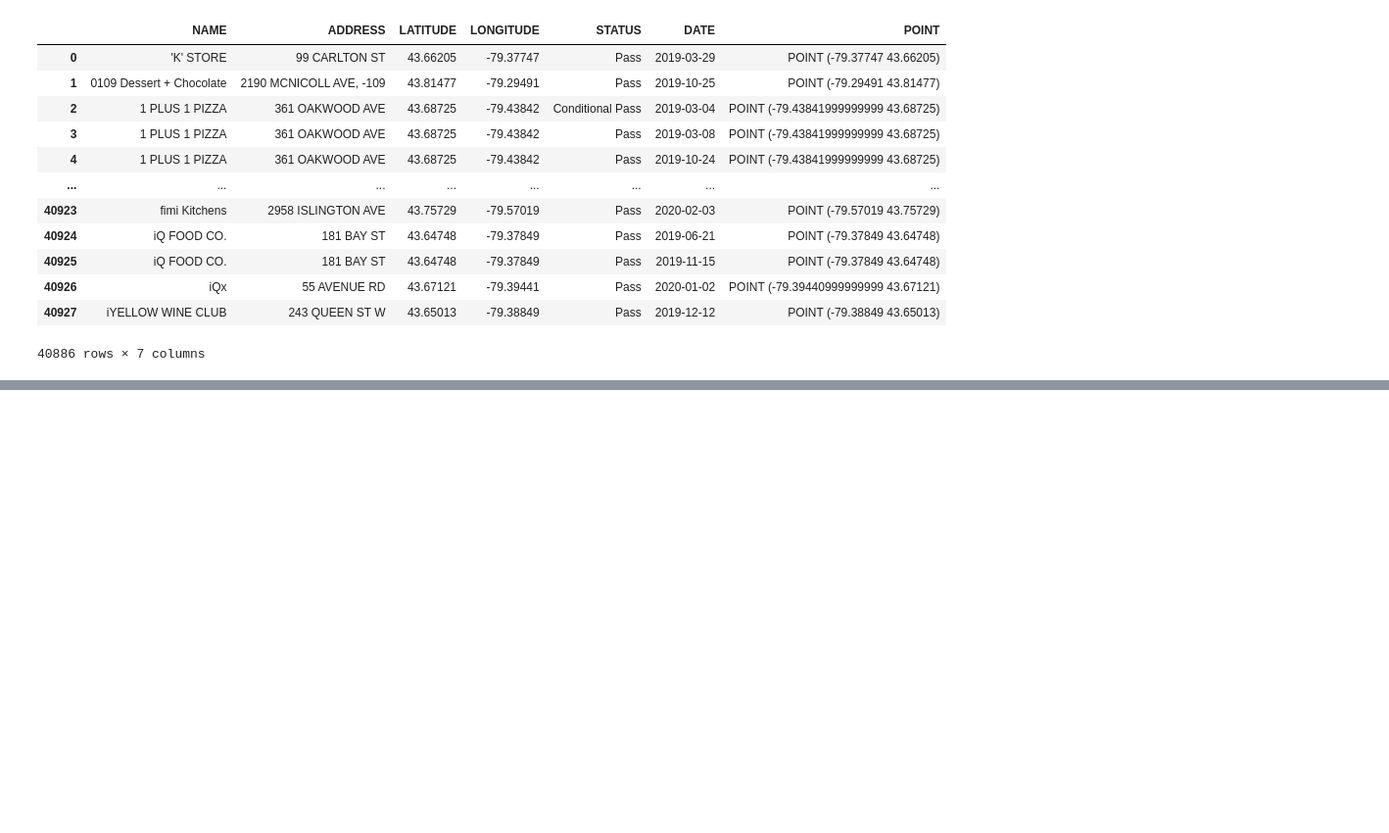
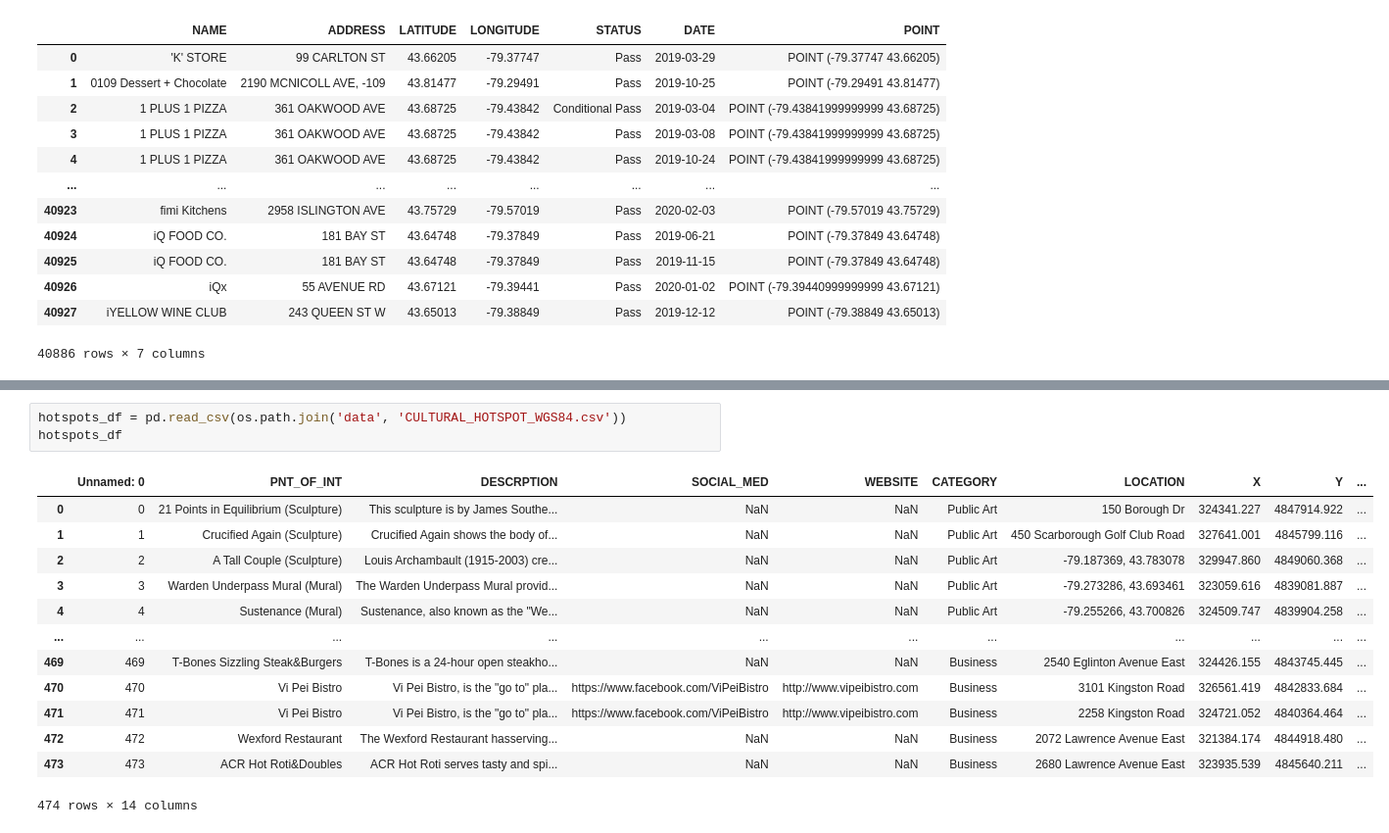
Before and after one commit to CSML1000-Winter2021-GroupA/dinesafe-analysis, a Jupyter notebook: notebook.ipynb, the cells around one changed output, grey strips where cells are left out. Shown: that part at 98% size. Cells and saved outputs as stored; diff of their text form; blank space fills up the shorter version.

```diff
--- a/notebook.ipynb
+++ b/notebook.ipynb
@@ -82,0 +85,17 @@ dinesafe_df
+# %%
+hotspots_df = pd.read_csv(os.path.join('data', 'CULTURAL_HOTSPOT_WGS84.csv'))
+hotspots_df
+# %% [output]
+|  | Unnamed: 0 | PNT_OF_INT | DESCRPTION | SOCIAL_MED | WEBSITE | CATEGORY | LOCATION | X | Y | ... |
+| 0 | 0 | 21 Points in Equilibrium (Sculpture) | This sculpture is by James Southe... | NaN | NaN | Public Art | 150 Borough Dr | 324341.227 | 4847914.922 | ... |
+| 1 | 1 | Crucified Again (Sculpture) | Crucified Again shows the body of... | NaN | NaN | Public Art | 450 Scarborough Golf Club Road | 327641.001 | 4845799.116 | ... |
+| 2 | 2 | A Tall Couple (Sculpture) | Louis Archambault (1915-2003) cre... | NaN | NaN | Public Art | -79.187369, 43.783078 | 329947.860 | 4849060.368 | ... |
+| 3 | 3 | Warden Underpass Mural (Mural) | The Warden Underpass Mural provid... | NaN | NaN | Public Art | -79.273286, 43.693461 | 323059.616 | 4839081.887 | ... |
+| 4 | 4 | Sustenance (Mural) | Sustenance, also known as the "We... | NaN | NaN | Public Art | -79.255266, 43.700826 | 324509.747 | 4839904.258 | ... |
+| ... | ... | ... | ... | ... | ... | ... | ... | ... | ... | ... |
+| 469 | 469 | T-Bones Sizzling Steak&Burgers | T-Bones is a 24-hour open steakho... | NaN | NaN | Business | 2540 Eglinton Avenue East | 324426.155 | 4843745.445 | ... |
+| 470 | 470 | Vi Pei Bistro | Vi Pei Bistro, is the "go to" pla... | https://www.facebook.com/ViPeiBistro | http://www.vipeibistro.com | Business | 3101 Kingston Road | 326561.419 | 4842833.684 | ... |
+| 471 | 471 | Vi Pei Bistro | Vi Pei Bistro, is the "go to" pla... | https://www.facebook.com/ViPeiBistro | http://www.vipeibistro.com | Business | 2258 Kingston Road | 324721.052 | 4840364.464 | ... |
+| 472 | 472 | Wexford Restaurant | The Wexford Restaurant hasserving... | NaN | NaN | Business | 2072 Lawrence Avenue East | 321384.174 | 4844918.480 | ... |
+| 473 | 473 | ACR Hot Roti&Doubles | ACR Hot Roti serves tasty and spi... | NaN | NaN | Business | 2680 Lawrence Avenue East | 323935.539 | 4845640.211 | ... |
+474 rows × 14 columns
```
Also changed, not shown: parts of 6 cells of this notebook, 7 other files.
